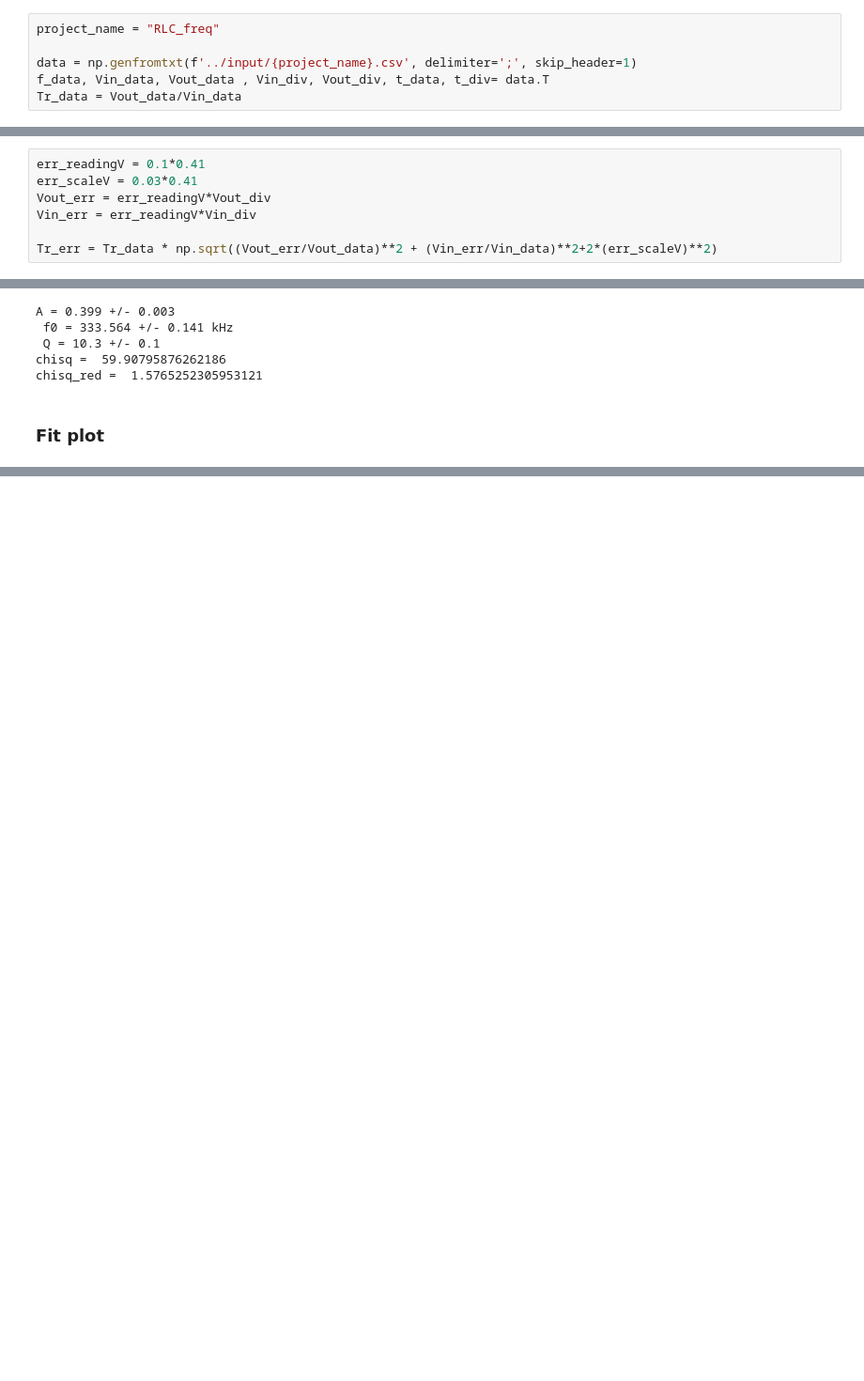
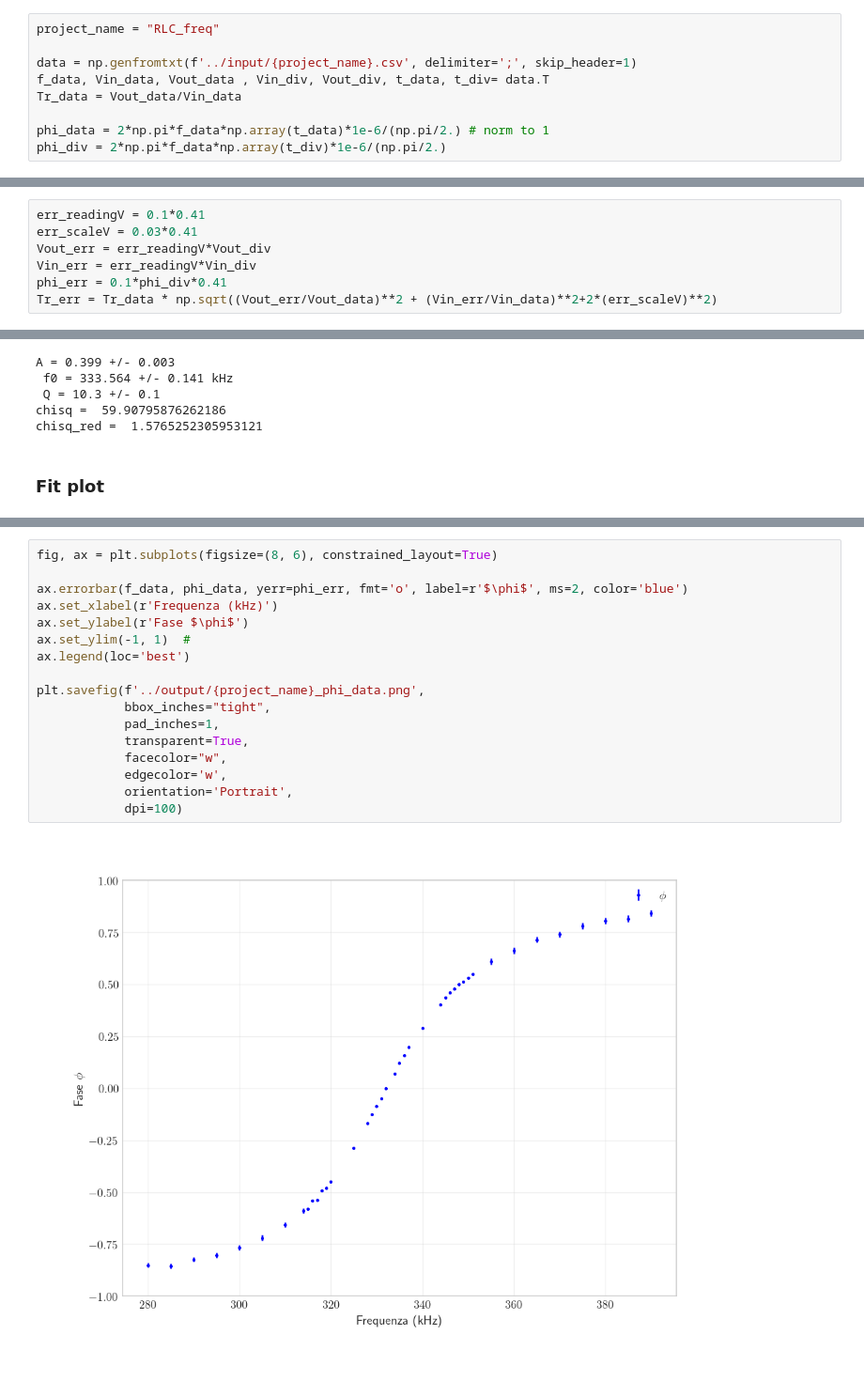
Before and after one commit to bagnolino/PhysicsLab, a Jupyter notebook: RLC_Freq/code/RLC_freq_analysis.ipynb, the cells around one changed output, grey strips where cells are left out. Shown at 94% size. Saved outputs shown, nothing was run; the diff lists cells and outputs as text; blank space fills up the shorter version.

```diff
--- a/RLC_Freq/code/RLC_freq_analysis.ipynb
+++ b/RLC_Freq/code/RLC_freq_analysis.ipynb
@@ -37,6 +42,9 @@ project_name = "RLC_freq"
 data = np.genfromtxt(f'../input/{project_name}.csv', delimiter=';', skip_header=1)
 f_data, Vin_data, Vout_data , Vin_div, Vout_div, t_data, t_div= data.T
 Tr_data = Vout_data/Vin_data
+
+phi_data = 2*np.pi*f_data*np.array(t_data)*1e-6/(np.pi/2.) # norm to 1
+phi_div = 2*np.pi*f_data*np.array(t_div)*1e-6/(np.pi/2.)
 # %% [markdown]
 ### Errors
 # %%
@@ -44,7 +52,7 @@ err_readingV = 0.1*0.41
 err_scaleV = 0.03*0.41
 Vout_err = err_readingV*Vout_div
 Vin_err = err_readingV*Vin_div
-
+phi_err = 0.1*phi_div*0.41
 Tr_err = Tr_data * np.sqrt((Vout_err/Vout_data)**2 + (Vin_err/Vin_data)**2+2*(err_scaleV)**2)
 # %% [markdown]
 ### Plot Params
@@ -171,0 +417,19 @@ plt.savefig(f'../output/{project_name}_fit.png',
+# %%
+fig, ax = plt.subplots(figsize=(8, 6), constrained_layout=True)
+
+ax.errorbar(f_data, phi_data, yerr=phi_err, fmt='o', label=r'$\phi$', ms=2, color='blue')
+ax.set_xlabel(r'Frequenza (kHz)')
+ax.set_ylabel(r'Fase $\phi$')
+ax.set_ylim(-1, 1)  #
+ax.legend(loc='best')
+
+plt.savefig(f'../output/{project_name}_phi_data.png',
+            bbox_inches="tight",
+            pad_inches=1,
+            transparent=True,
+            facecolor="w",
+            edgecolor='w',
+            orientation='Portrait',
+            dpi=100)
+# %% [output]
+[figure, added]
```
Also changed, not shown: parts of 20 cells of this notebook.
